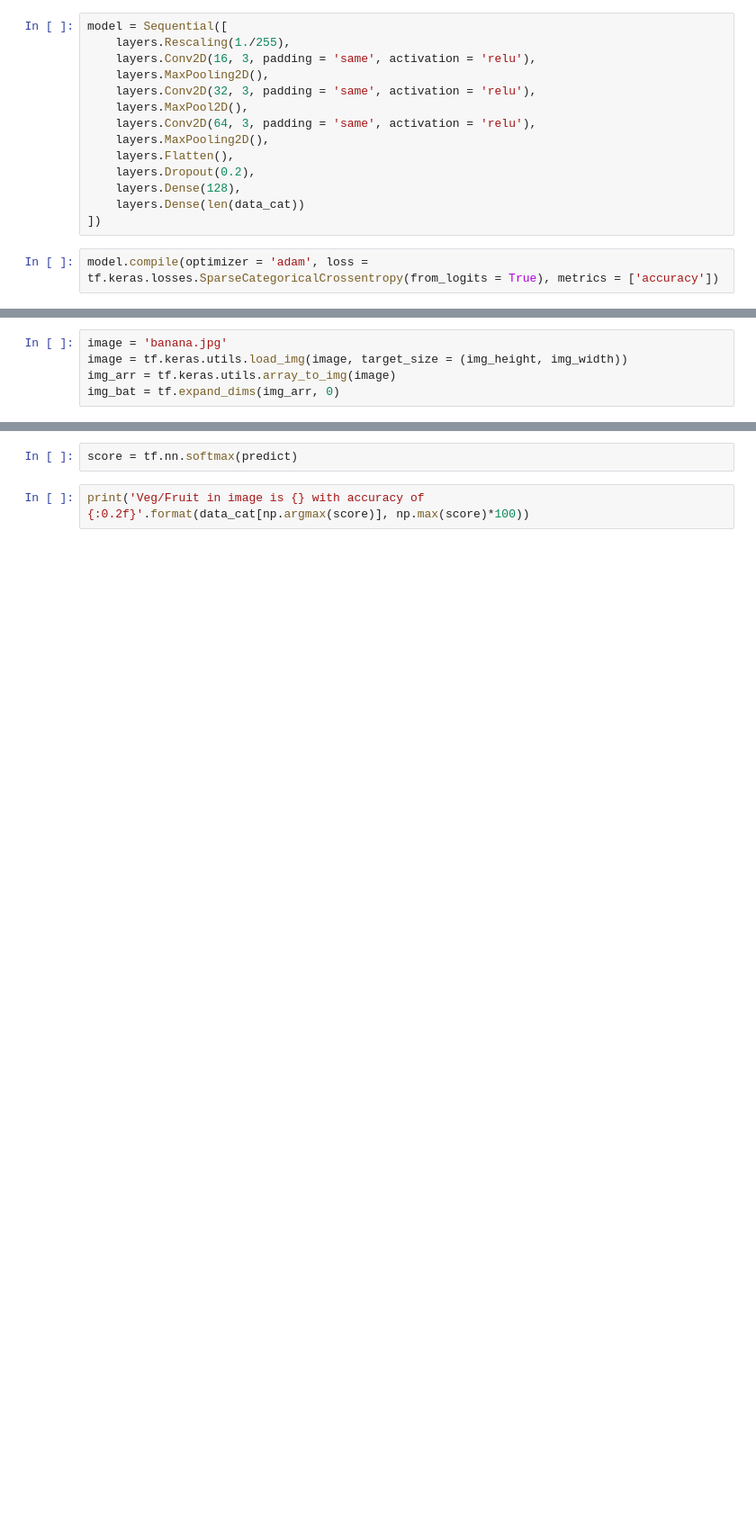
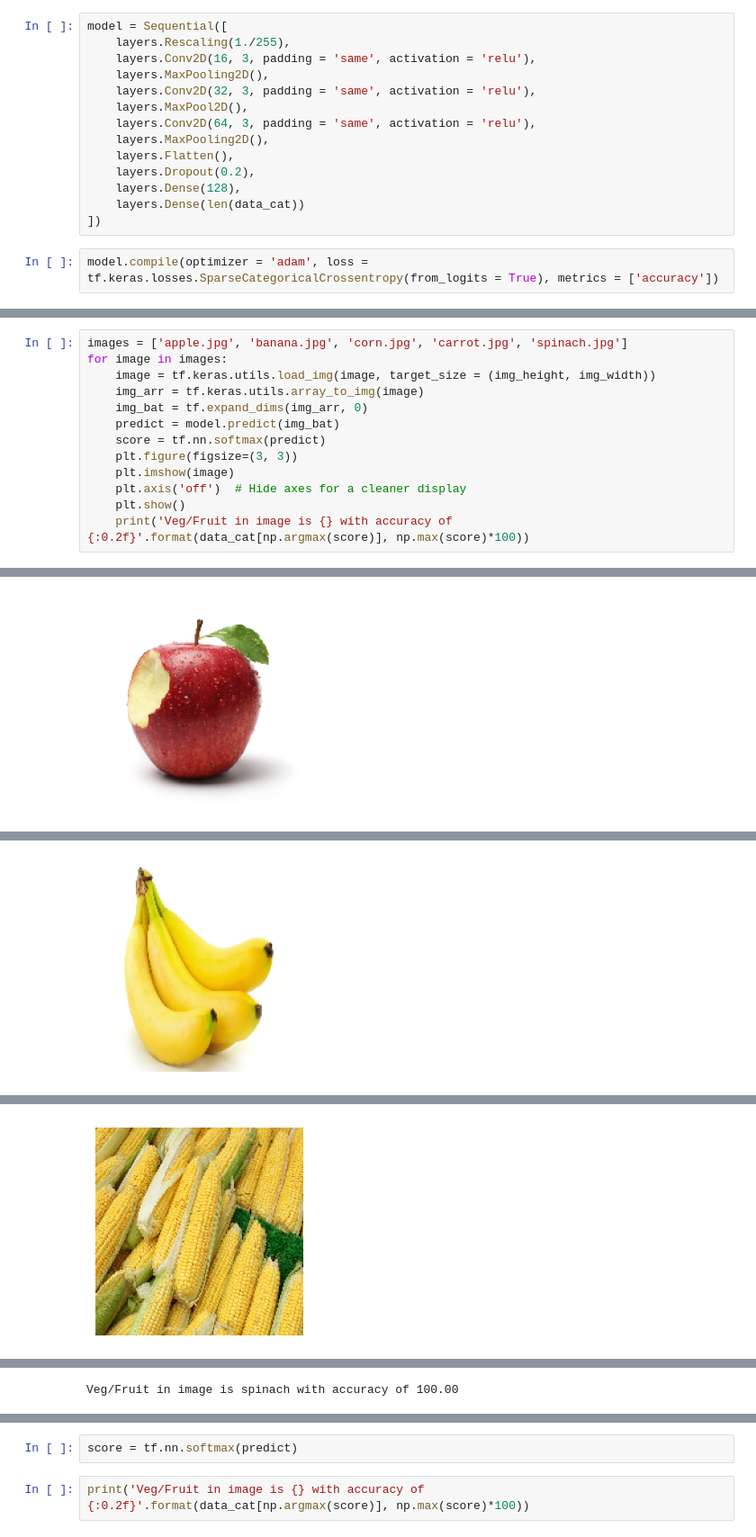
Before and after one commit to vivhoang84/Image-Tagging, a Jupyter notebook: ImageTagging.ipynb, the cells around one changed output, grey strips where cells are left out. Shown at 90% size. Drawn from its saved outputs; the diff is of its cells as text; blank space fills up the shorter version.

```diff
--- a/ImageTagging.ipynb
+++ b/ImageTagging.ipynb
@@ -111,5 +114,14 @@ Text(0.5, 1.0, 'Loss')
 # %%
-image = 'banana.jpg'
-image = tf.keras.utils.load_img(image, target_size = (img_height, img_width))
-img_arr = tf.keras.utils.array_to_img(image)
-img_bat = tf.expand_dims(img_arr, 0)
+images = ['apple.jpg', 'banana.jpg', 'corn.jpg', 'carrot.jpg', 'spinach.jpg']
+for image in images:
+    image = tf.keras.utils.load_img(image, target_size = (img_height, img_width))
+    img_arr = tf.keras.utils.array_to_img(image)
+    img_bat = tf.expand_dims(img_arr, 0)
+    predict = model.predict(img_bat)
+    score = tf.nn.softmax(predict)
+    plt.figure(figsize=(3, 3))
+    plt.imshow(image)
+    plt.axis('off')  # Hide axes for a cleaner display
+    plt.show()
+    print('Veg/Fruit in image is {} with accuracy of {:0.2f}'.format(data_cat[np.argmax(score)], np.max(score)*100))
+# %% [output]
@@ -115,0 +129 @@ img_bat = tf.expand_dims(img_arr, 0)
+[figure, added]
@@ -115,0 +132 @@ img_bat = tf.expand_dims(img_arr, 0)
+[figure, added]
@@ -115,0 +135 @@ img_bat = tf.expand_dims(img_arr, 0)
+[figure, added]
@@ -116,3 +142,4 @@ img_bat = tf.expand_dims(img_arr, 0)
+Veg/Fruit in image is spinach with accuracy of 100.00
 # %%
 predict = model.predict(img_bat)
 # %% [output]
```
Also changed, not shown: parts of 8 cells of this notebook.
